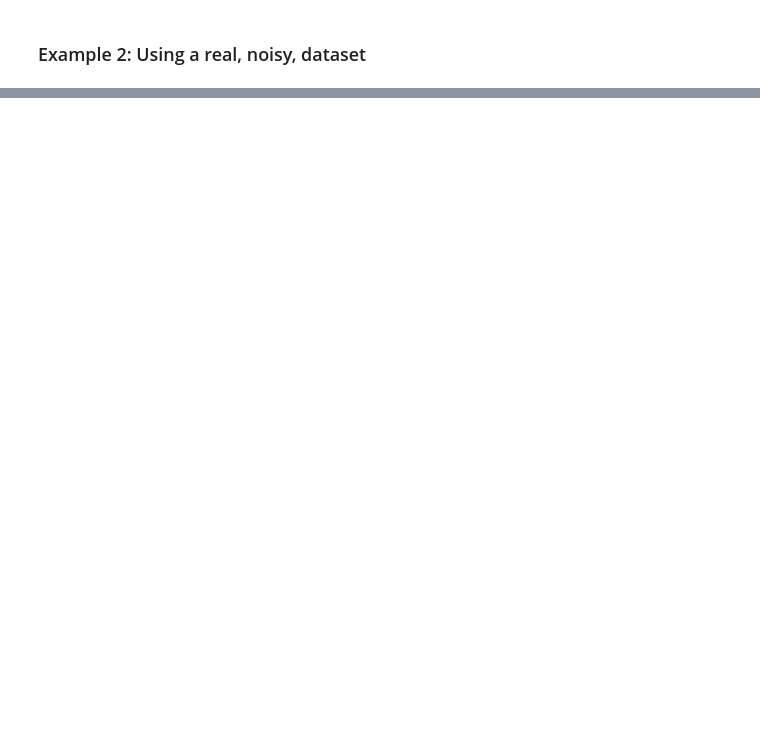
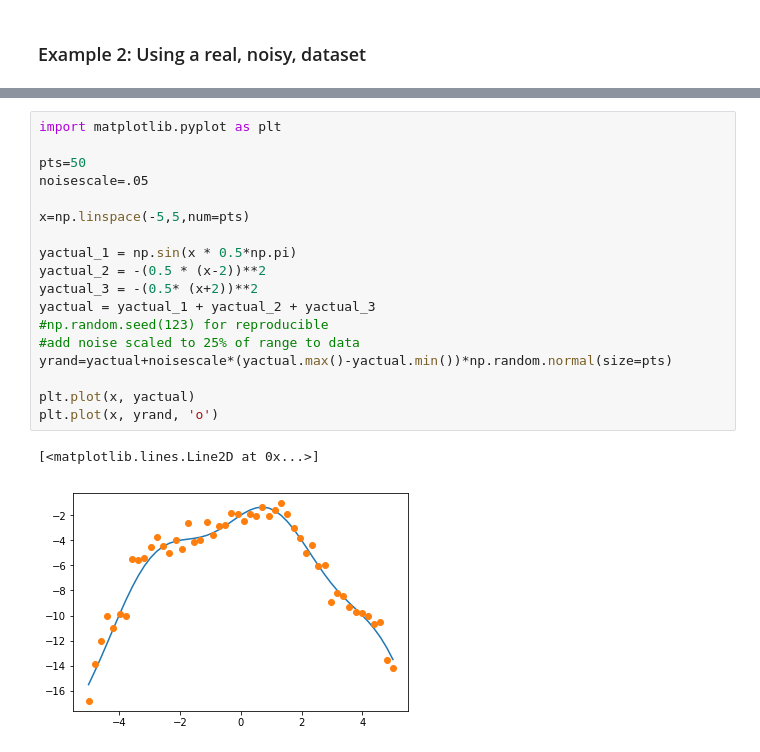
Before and after one commit to tacohen125/peakShoulderFinder, a Jupyter notebook: docs/second_derivative_calculator.ipynb, the cells around one changed output, grey strips where cells are left out. Cells and saved outputs as stored; diff of their text form; blank space fills up the shorter version.

```diff
--- a/docs/second_derivative_calculator.ipynb
+++ b/docs/second_derivative_calculator.ipynb
@@ -184,0 +188,21 @@ pyplot.plot(file_3['x'][inflection_points_index_3], file_3['y'][inflection_point
+# %%
+import matplotlib.pyplot as plt
+
+pts=50
+noisescale=.05
+
+x=np.linspace(-5,5,num=pts)
+
+yactual_1 = np.sin(x * 0.5*np.pi)
+yactual_2 = -(0.5 * (x-2))**2
+yactual_3 = -(0.5* (x+2))**2
+yactual = yactual_1 + yactual_2 + yactual_3
+#np.random.seed(123) for reproducible
+#add noise scaled to 25% of range to data
+yrand=yactual+noisescale*(yactual.max()-yactual.min())*np.random.normal(size=pts)
+
+plt.plot(x, yactual)
+plt.plot(x, yrand, 'o')
+# %% [output]
+[<matplotlib.lines.Line2D at 0x...>]
+[figure, added]
```
Also changed, not shown: parts of 5 cells of this notebook.
